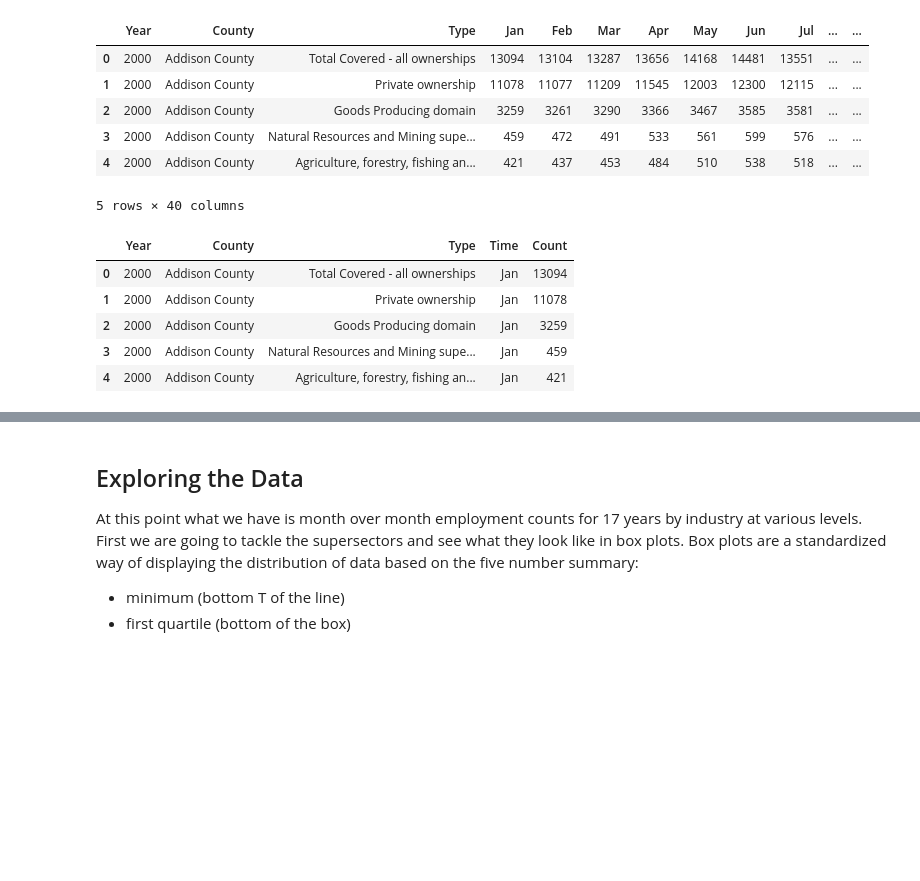
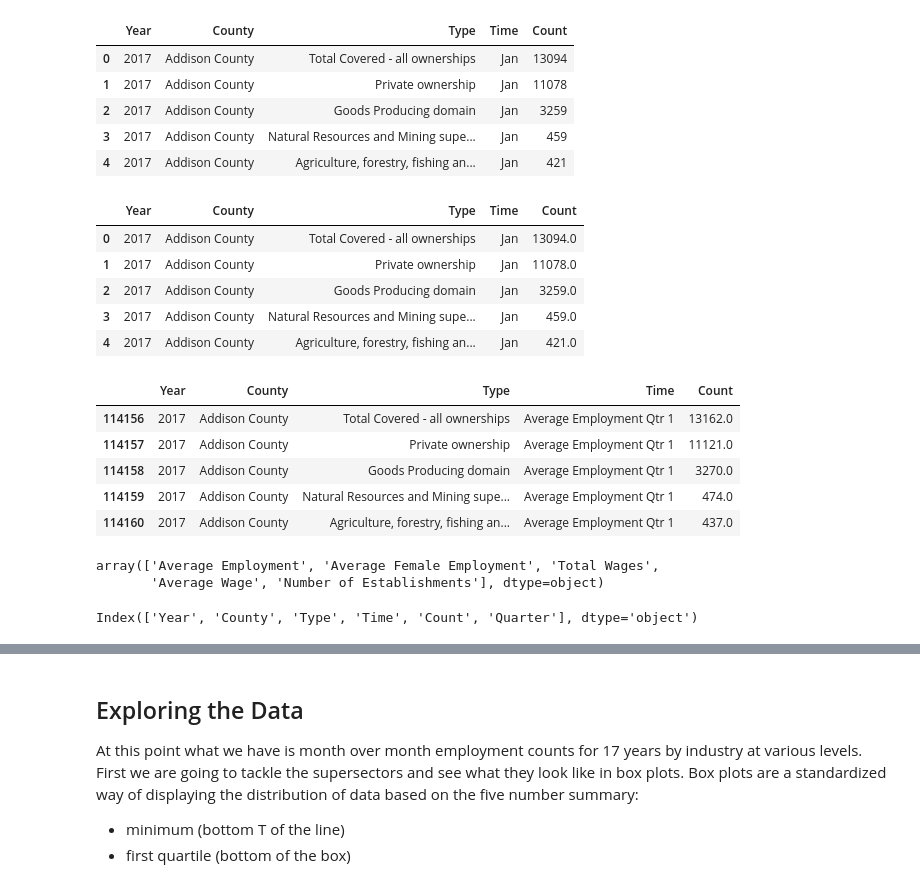
Before and after one commit to kefortney/Labor-Ind-Sect-State-County-2000-2017, a Jupyter notebook: Data Exploration of labor.ipynb, the cells around one changed output, grey strips where cells are left out. Drawn from its saved outputs; the diff is of its cells as text; code cells hidden in the pictures; blank space fills up the shorter version.

```diff
--- a/Data Exploration of labor.ipynb
+++ b/Data Exploration of labor.ipynb
@@ -10,13 +10,30 @@ import seaborn as sns
 # Load cumilative datasets created in step 1
 cumllaborcnty = pd.read_csv('cumllaborcnty.csv')
 cumllaborvt = pd.read_csv('cumllaborvt.csv')
+# %%
+cumllaborcnty = pd.melt(cumllaborcnty,id_vars=['Year','County','Type'],var_name='Time', value_name='Count')
+cumllaborcnty.head()
+# %% [output]
+|  | Year | County | Type | Time | Count |
+| 0 | 2017 | Addison County | Total Covered - all ownerships | Jan | 13094 |
+| 1 | 2017 | Addison County | Private ownership | Jan | 11078 |
+| 2 | 2017 | Addison County | Goods Producing domain | Jan | 3259 |
+| 3 | 2017 | Addison County | Natural Resources and Mining supe... | Jan | 459 |
+| 4 | 2017 | Addison County | Agriculture, forestry, fishing an... | Jan | 421 |
+# %%
+# There are missing values or occasions where the occurance is too small to show, each we are replacing with NaNs
+cumllaborcnty = cumllaborcnty.replace('(c)', np.nan)
+cumllaborcnty = cumllaborcnty.replace('-', np.nan)
+cumllaborcnty = cumllaborcnty.replace('na', np.nan)
+cumllaborcnty = cumllaborcnty.replace(' ', np.nan)
+cumllaborcnty = cumllaborcnty.replace('<1', 1)
+cumllaborcnty['Count'] = pd.to_numeric(cumllaborcnty['Count'])
 # %%
 cumllaborcnty.head()
 # %% [output]
-|  | Year | County | Type | Jan | Feb | Mar | Apr | May | Jun | Jul | ... | ... |
-| 0 | 2000 | Addison County | Total Covered - all ownerships | 13094 | 13104 | 13287 | 13656 | 14168 | 14481 | 13551 | ... | ... |
-| 1 | 2000 | Addison County | Private ownership | 11078 | 11077 | 11209 | 11545 | 12003 | 12300 | 12115 | ... | ... |
-| 2 | 2000 | Addison County | Goods Producing domain | 3259 | 3261 | 3290 | 3366 | 3467 | 3585 | 3581 | ... | ... |
-| 3 | 2000 | Addison County | Natural Resources and Mining supe... | 459 | 472 | 491 | 533 | 561 | 599 | 576 | ... | ... |
-| 4 | 2000 | Addison County | Agriculture, forestry, fishing an... | 421 | 437 | 453 | 484 | 510 | 538 | 518 | ... | ... |
+|  | Year | County | Type | Time | Count |
+| 0 | 2017 | Addison County | Total Covered - all ownerships | Jan | 13094.0 |
+| 1 | 2017 | Addison County | Private ownership | Jan | 11078.0 |
+| 2 | 2017 | Addison County | Goods Producing domain | Jan | 3259.0 |
+| 3 | 2017 | Addison County | Natural Resources and Mining supe... | Jan | 459.0 |
+| 4 | 2017 | Addison County | Agriculture, forestry, fishing an... | Jan | 421.0 |
-5 rows × 40 columns
@@ -25,9 +55,13 @@ cumllaborcnty = pd.melt(cumllaborcnty,id_vars=['Year','County','Type'],var_name=
+# %%
+months = cumllaborcnty[cumllaborcnty['Time'].isin(monthlist)].copy()
+quarters = cumllaborcnty[cumllaborcnty['Time'].isin(quarterslist)].copy()
+annual = cumllaborcnty[cumllaborcnty['Time'].isin(annuallist)].copy()
 # %%
-cumllaborcnty.head()
+quarters.head()
 # %% [output]
 |  | Year | County | Type | Time | Count |
-| 0 | 2000 | Addison County | Total Covered - all ownerships | Jan | 13094 |
-| 1 | 2000 | Addison County | Private ownership | Jan | 11078 |
-| 2 | 2000 | Addison County | Goods Producing domain | Jan | 3259 |
-| 3 | 2000 | Addison County | Natural Resources and Mining supe... | Jan | 459 |
-| 4 | 2000 | Addison County | Agriculture, forestry, fishing an... | Jan | 421 |
+| 114156 | 2017 | Addison County | Total Covered - all ownerships | Average Employment Qtr 1 | 13162.0 |
+| 114157 | 2017 | Addison County | Private ownership | Average Employment Qtr 1 | 11121.0 |
+| 114158 | 2017 | Addison County | Goods Producing domain | Average Employment Qtr 1 | 3270.0 |
+| 114159 | 2017 | Addison County | Natural Resources and Mining supe... | Average Employment Qtr 1 | 474.0 |
+| 114160 | 2017 | Addison County | Agriculture, forestry, fishing an... | Average Employment Qtr 1 | 437.0 |
@@ -58,0 +76,9 @@ annual = cumllaborcnty[cumllaborcnty['Time'].isin(annuallist)]
+# %%
+pd.unique(quarters['Time'])
+# %% [output]
+array(['Average Employment', 'Average Female Employment', 'Total Wages',
+       'Average Wage', 'Number of Establishments'], dtype=object)
+# %%
+quarters.columns
+# %% [output]
+Index(['Year', 'County', 'Type', 'Time', 'Count', 'Quarter'], dtype='object')
```
Also changed, not shown: parts of 37 cells of this notebook, 3 other files.
